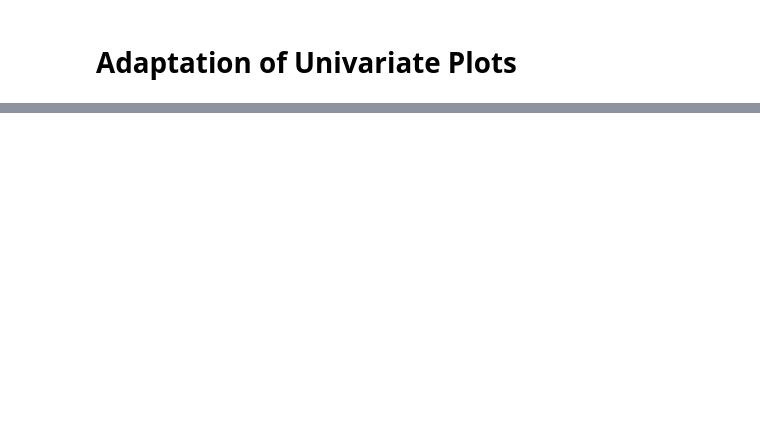
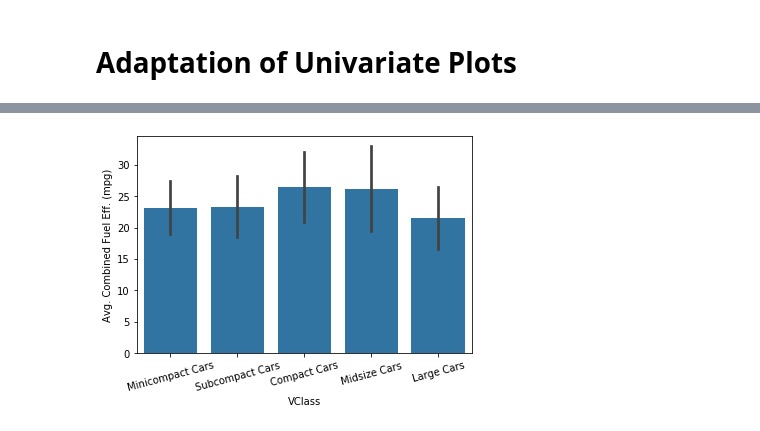
Before and after one commit to zhecho/AIPND, a Jupyter notebook: Notes/Matplotlib_Notes.ipynb, the cells around one changed output, grey strips where cells are left out. Cells and saved outputs as stored; diff of their text form; code cells hidden in the pictures; blank space fills up the shorter version.

```diff
--- a/Notes/Matplotlib_Notes.ipynb
+++ b/Notes/Matplotlib_Notes.ipynb
@@ -586,0 +583,11 @@ g.set_titles('{col_name}')
+# %%
+hase_color = sb.color_palette()[0]
+sb.barplot(data = fuel_econ, x = 'VClass', y = 'comb',
+           color = base_color, ci = 'sd')
+# Some barplot options
+# errwidth = 0 - disable
+# ci = 'sd' - set to 'standard deviation'
+plt.xticks(rotation=15);
+plt.ylabel('Avg. Combined Fuel Eff. (mpg)');
+# %% [output]
+[figure, added]
```
Also changed, not shown: parts of 17 cells of this notebook, 1 other file.
